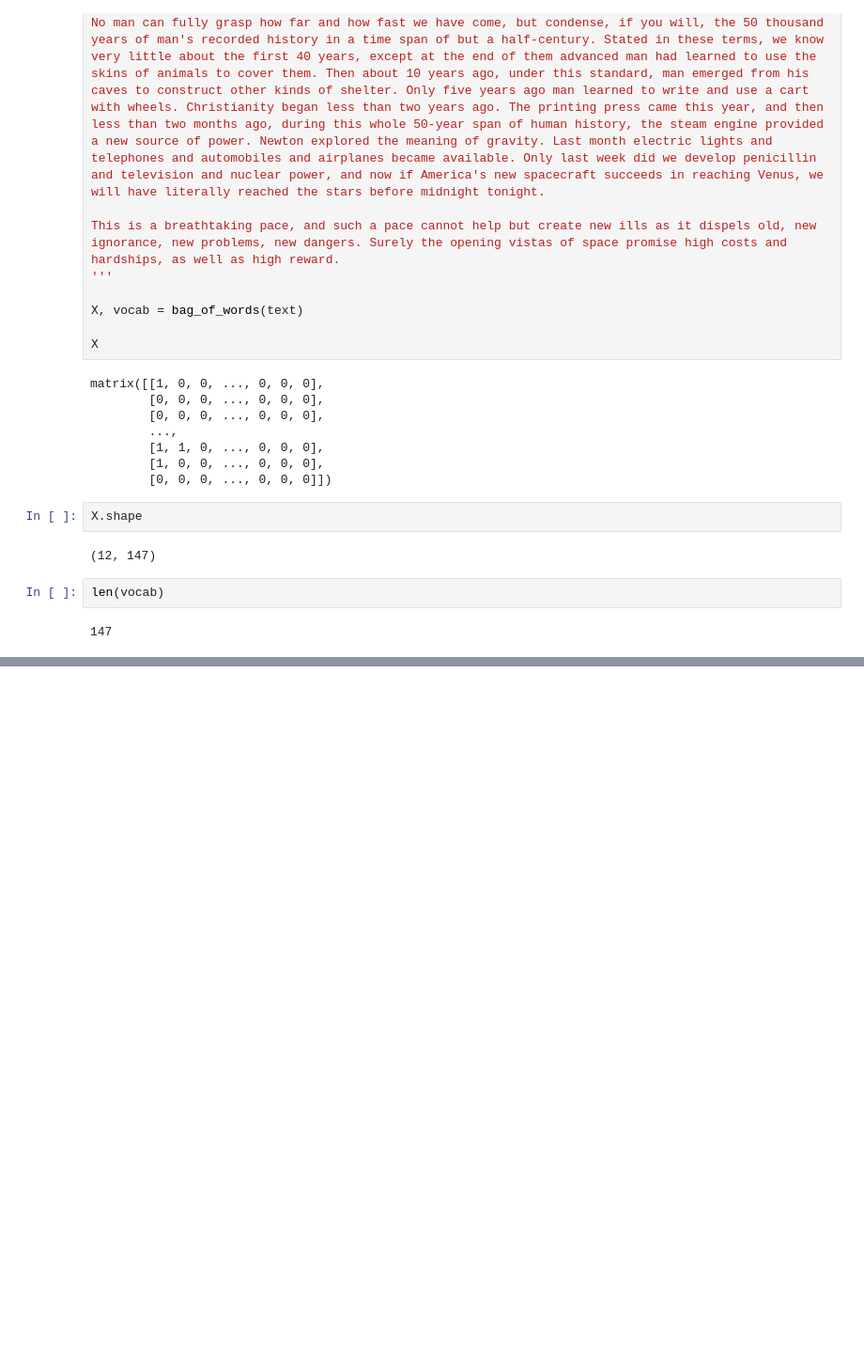
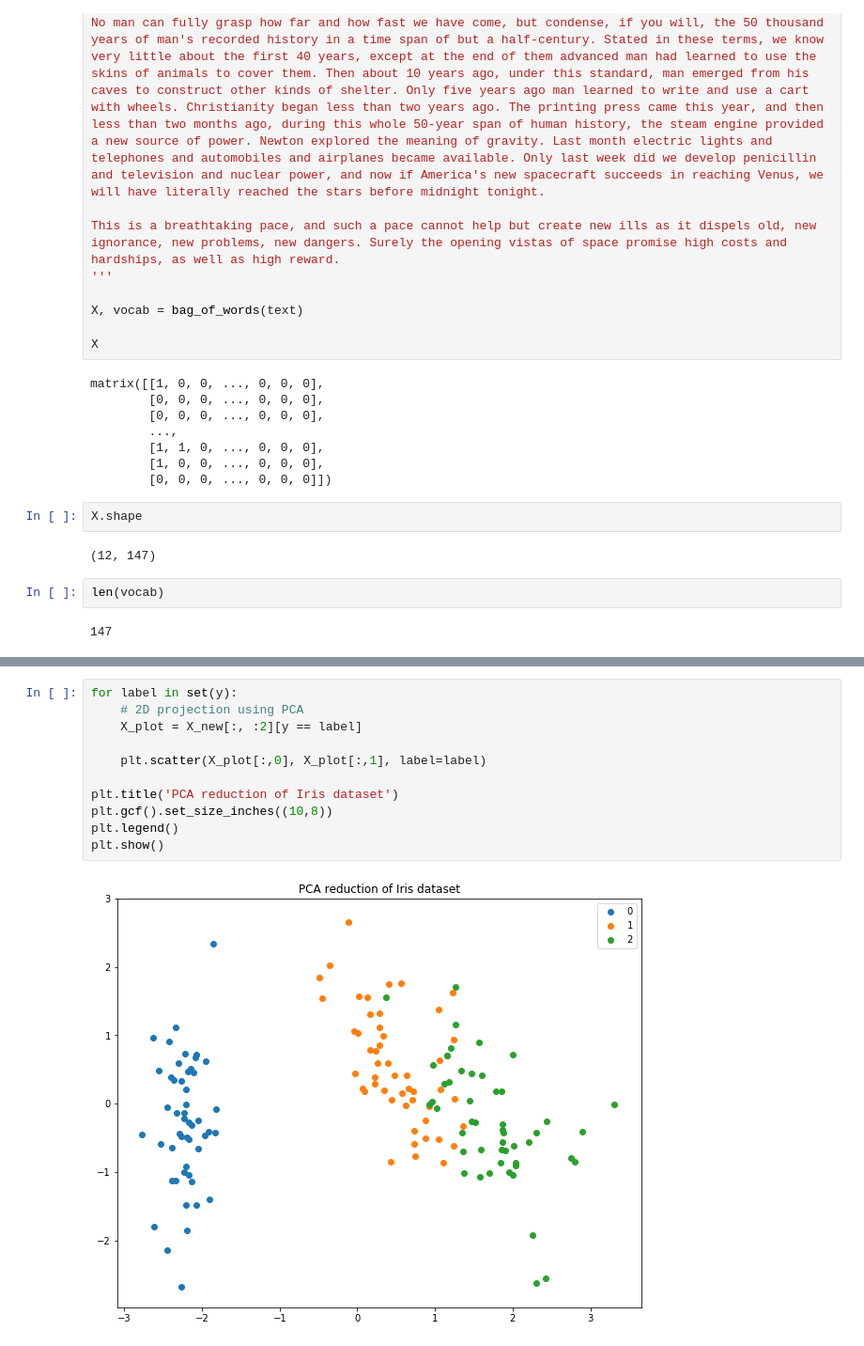
Before and after one commit to brunompacheco/AIDAE, a Jupyter notebook: week5/Exercise-5.ipynb, the cells around one changed output, grey strips where cells are left out. Shown at 94% size. Drawn from its saved outputs; the diff is of its cells as text; blank space fills up the shorter version.

```diff
--- a/week5/Exercise-5.ipynb
+++ b/week5/Exercise-5.ipynb
@@ -222,0 +315,13 @@ len(vocab)
+# %%
+for label in set(y):
+    # 2D projection using PCA
+    X_plot = X_new[:, :2][y == label]
+
+    plt.scatter(X_plot[:,0], X_plot[:,1], label=label)
+
+plt.title('PCA reduction of Iris dataset')
+plt.gcf().set_size_inches((10,8))
+plt.legend()
+plt.show()
+# %% [output]
+[figure, added]
```
Also changed, not shown: parts of 7 cells of this notebook.
